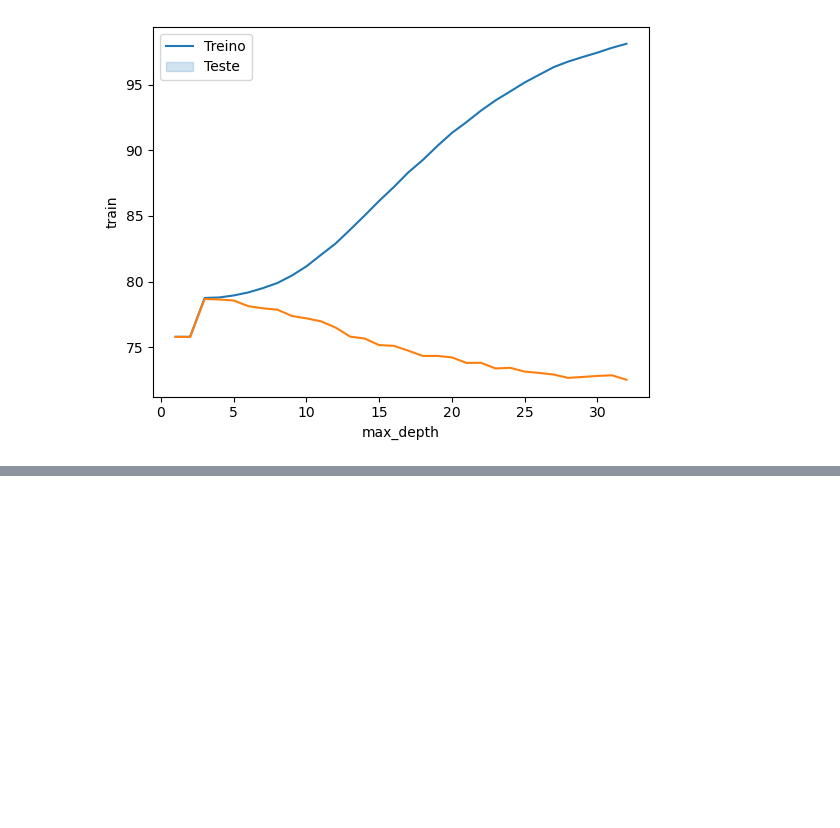
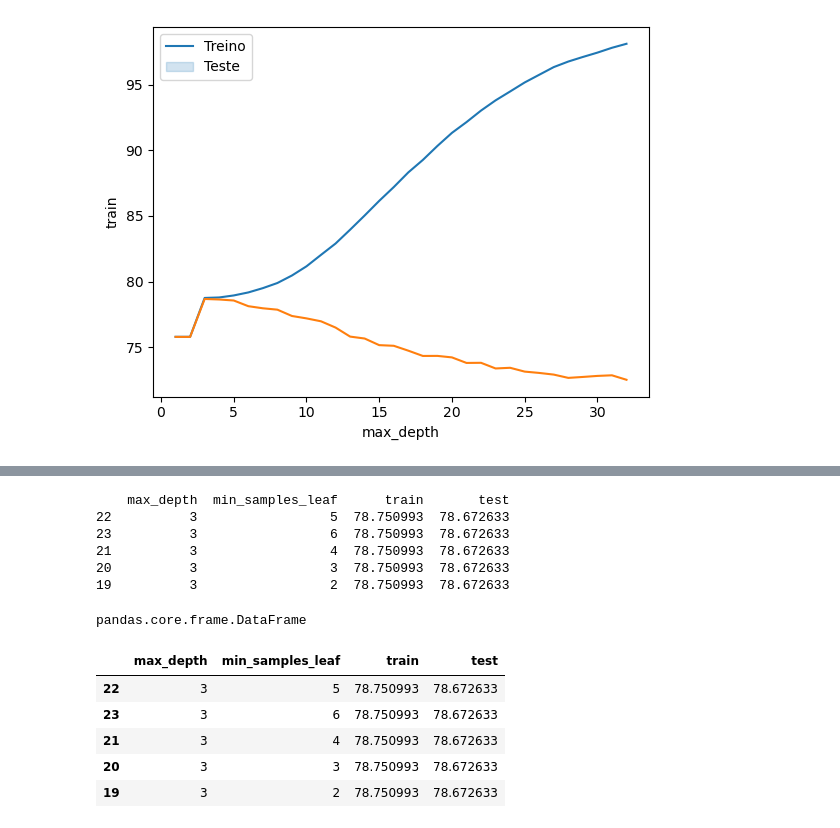
Before and after one commit to LaraGSilva/modelo-avaliacao-metricas, a Jupyter notebook: modelo/modelo_classificacao_hiperparametro.ipynb, the cells around one changed output, grey strips where cells are left out. Saved outputs shown, nothing was run; the diff lists cells and outputs as text; code cells hidden in the pictures; blank space fills up the shorter version.

```diff
--- a/modelo/modelo_classificacao_hiperparametro.ipynb
+++ b/modelo/modelo_classificacao_hiperparametro.ipynb
@@ -292,0 +372,14 @@ plt.legend(["Treino", "Teste"])
+# %%
+resultados = resultados_geral.sort_values('test', ascending=False).head()
+print(resultados)
+# %% [output]
+    max_depth  min_samples_leaf      train       test
+22          3                 5  78.750993  78.672633
+23          3                 6  78.750993  78.672633
+21          3                 4  78.750993  78.672633
+20          3                 3  78.750993  78.672633
+19          3                 2  78.750993  78.672633
+# %%
+type(resultados_geral)
+# %% [output]
+pandas.core.frame.DataFrame
@@ -292,0 +389,9 @@ plt.legend(["Treino", "Teste"])
+# %%
+resultados.head()
+# %% [output]
+|  | max_depth | min_samples_leaf | train | test |
+| 22 | 3 | 5 | 78.750993 | 78.672633 |
+| 23 | 3 | 6 | 78.750993 | 78.672633 |
+| 21 | 3 | 4 | 78.750993 | 78.672633 |
+| 20 | 3 | 3 | 78.750993 | 78.672633 |
+| 19 | 3 | 2 | 78.750993 | 78.672633 |
```
Also changed, not shown: parts of 18 cells of this notebook.
